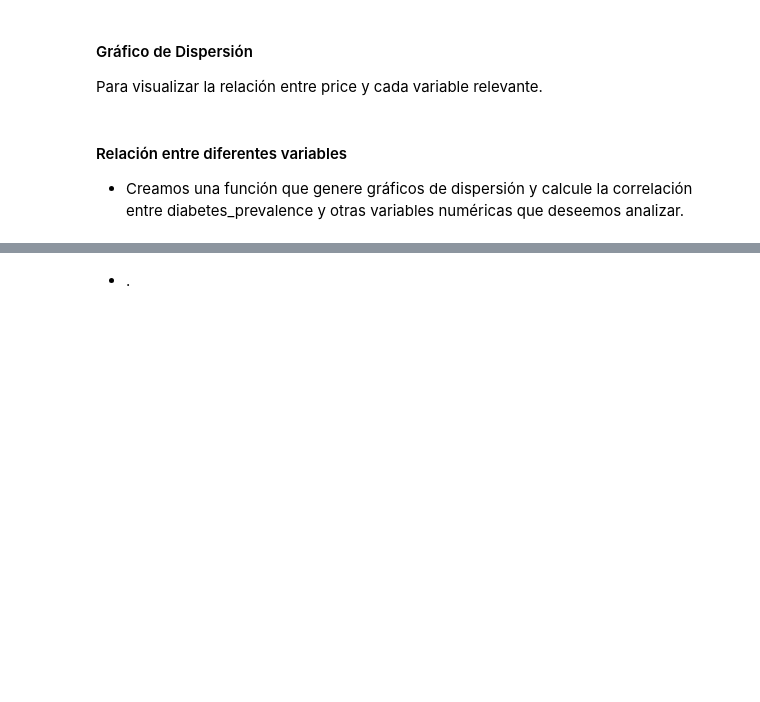
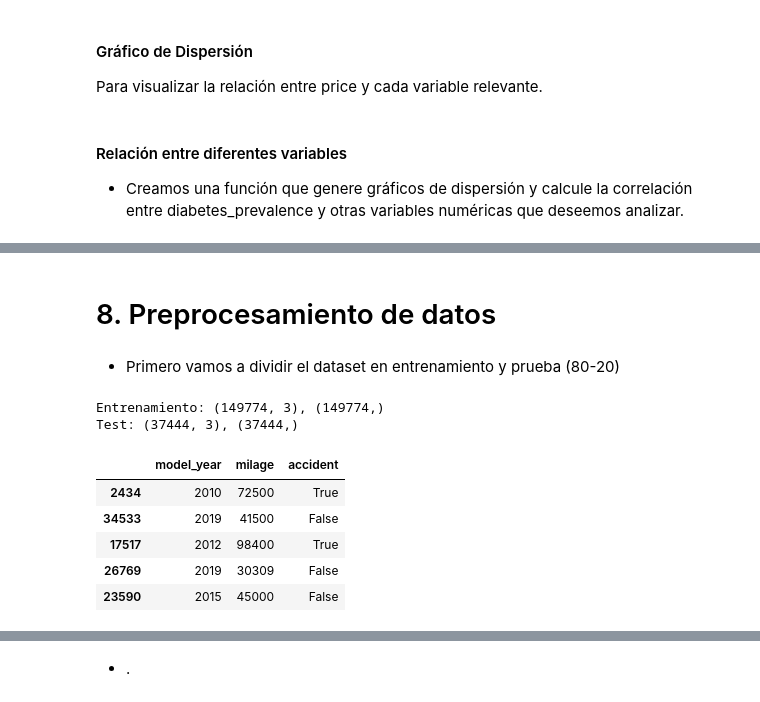
Before and after one commit to Bootcamp-IA-P4/Car_prices_project_equipo2, a Jupyter notebook: eda/eda.ipynb, the cells around one changed output, grey strips where cells are left out. Cells and saved outputs as stored; diff of their text form; code cells hidden in the pictures; blank space fills up the shorter version.

```diff
--- a/eda/eda.ipynb
+++ b/eda/eda.ipynb
@@ -1136,0 +540,37 @@ Correlación entre price y accident: -0.13
+# %% [markdown]
+# 8. Preprocesamiento de datos
+# %% [markdown]
+- Primero vamos a dividir el dataset en entrenamiento y prueba (80-20)
+# %%
+train_csv_path = os.path.join(data_dir, "train_csv.csv")
+test_csv_path = os.path.join(data_dir, "test_csv.csv")
+
+from sklearn.model_selection import train_test_split
+
+X_train, X_test, y_train, y_test = train_test_split(
+    df_car_clean[['model_year', 'milage', 'accident']],  ## engine_cc y transmission_num tienen nulos
+    df_car_clean['price'],
+    test_size=0.2,
+    random_state=42
+)
+## Guardar los conjuntos de datos
+X_train.to_csv(os.path.join(train_csv_path), index=False)
+X_test.to_csv(os.path.join(test_csv_path), index=False)
+
+print(f"Entrenamiento: {X_train.shape}, {y_train.shape}")
+print(f"Test: {X_test.shape}, {y_test.shape}")
+# %% [output]
+Entrenamiento: (149774, 3), (149774,)
+Test: (37444, 3), (37444,)
+# %%
+df_car_test = pd.read_csv(test_csv_path)
+df_car_train = pd.read_csv(train_csv_path)
+# %%
+df_car_test.sample(5)
+# %% [output]
+|  | model_year | milage | accident |
+| 2434 | 2010 | 72500 | True |
+| 34533 | 2019 | 41500 | False |
+| 17517 | 2012 | 98400 | True |
+| 26769 | 2019 | 30309 | False |
+| 23590 | 2015 | 45000 | False |
```
Also changed, not shown: parts of 71 cells of this notebook.
